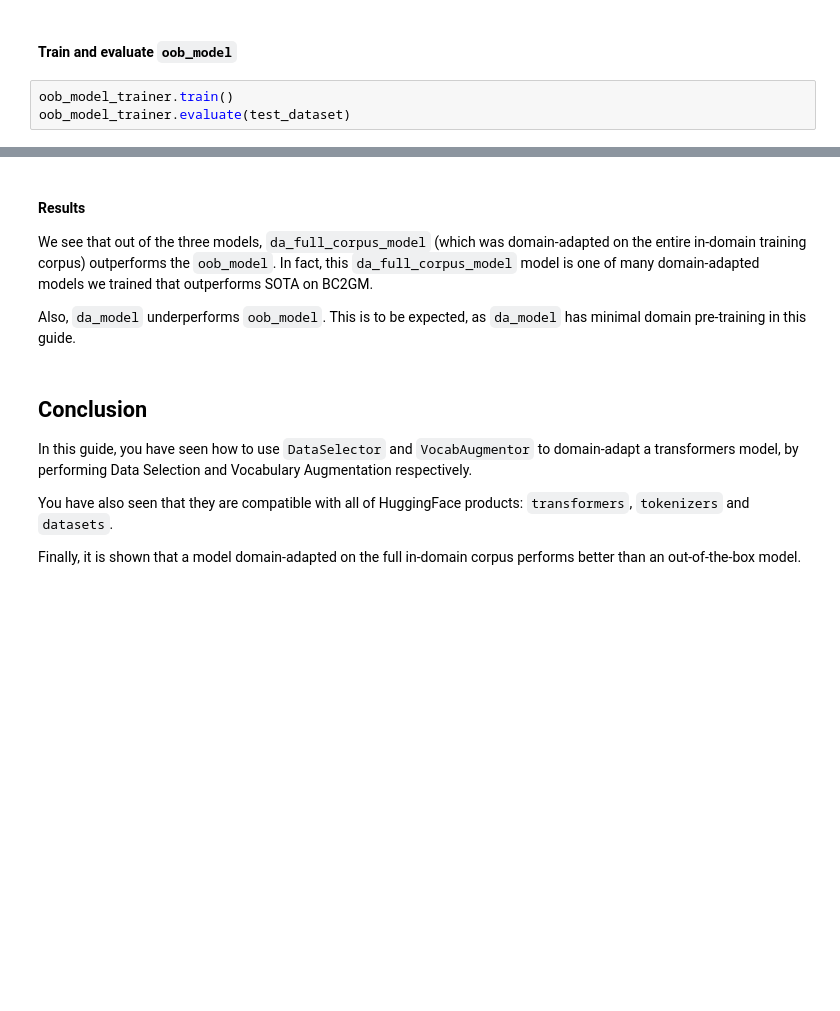
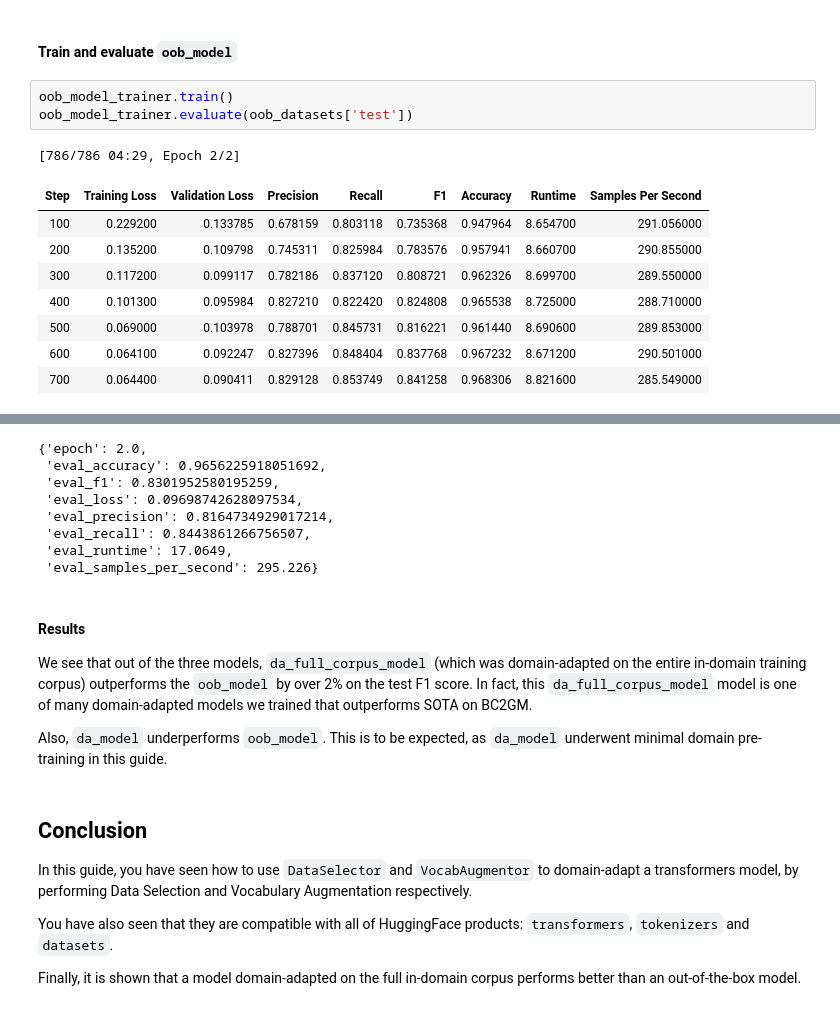
Before and after one commit to georgian-io/Transformers-Domain-Adaptation, a Jupyter notebook: notebooks/GuideToTransformersDomainAdaptation.ipynb, the cells around one changed output, grey strips where cells are left out. Drawn from its saved outputs; the diff is of its cells as text; blank space fills up the shorter version.

```diff
--- a/notebooks/GuideToTransformersDomainAdaptation.ipynb
+++ b/notebooks/GuideToTransformersDomainAdaptation.ipynb
@@ -453,4 +516,14 @@ da_full_corpus_trainer.evaluate(test_dataset)
 #### Train and evaluate `oob_model`
 # %%
 oob_model_trainer.train()
-oob_model_trainer.evaluate(test_dataset)
+oob_model_trainer.evaluate(oob_datasets['test'])
+# %% [output]
+[786/786 04:29, Epoch 2/2]
+| Step | Training Loss | Validation Loss | Precision | Recall | F1 | Accuracy | Runtime | Samples Per Second |
+| 100 | 0.229200 | 0.133785 | 0.678159 | 0.803118 | 0.735368 | 0.947964 | 8.654700 | 291.056000 |
+| 200 | 0.135200 | 0.109798 | 0.745311 | 0.825984 | 0.783576 | 0.957941 | 8.660700 | 290.855000 |
+| 300 | 0.117200 | 0.099117 | 0.782186 | 0.837120 | 0.808721 | 0.962326 | 8.699700 | 289.550000 |
+| 400 | 0.101300 | 0.095984 | 0.827210 | 0.822420 | 0.824808 | 0.965538 | 8.725000 | 288.710000 |
+| 500 | 0.069000 | 0.103978 | 0.788701 | 0.845731 | 0.816221 | 0.961440 | 8.690600 | 289.853000 |
+| 600 | 0.064100 | 0.092247 | 0.827396 | 0.848404 | 0.837768 | 0.967232 | 8.671200 | 290.501000 |
+| 700 | 0.064400 | 0.090411 | 0.829128 | 0.853749 | 0.841258 | 0.968306 | 8.821600 | 285.549000 |
@@ -457,8 +531,16 @@ oob_model_trainer.evaluate(test_dataset)
+{'epoch': 2.0,
+ 'eval_accuracy': 0.9656225918051692,
+ 'eval_f1': 0.8301952580195259,
+ 'eval_loss': 0.09698742628097534,
+ 'eval_precision': 0.8164734929017214,
+ 'eval_recall': 0.8443861266756507,
+ 'eval_runtime': 17.0649,
+ 'eval_samples_per_second': 295.226}
 # %% [markdown]
 #### Results
-We see that out of the three models, `da_full_corpus_model` (which was domain-adapted on the entire in-domain training corpus) outperforms the `oob_model`. In fact, this `da_full_corpus_model` model is one of many domain-adapted models we trained that outperforms SOTA on BC2GM.
+We see that out of the three models, `da_full_corpus_model` (which was domain-adapted on the entire in-domain training corpus) outperforms the `oob_model` by over 2% on the test F1 score. In fact, this `da_full_corpus_model` model is one of many domain-adapted models we trained that outperforms SOTA on BC2GM.
 
-Also, `da_model` underperforms `oob_model`. This is to be expected, as `da_model` has minimal domain pre-training in this guide.
+Also, `da_model` underperforms `oob_model`. This is to be expected, as `da_model` underwent minimal domain pre-training in this guide.
 # %% [markdown]
 ## Conclusion
 In this guide, you have seen how to use `DataSelector` and `VocabAugmentor` to domain-adapt a transformers model, by performing Data Selection and Vocabulary Augmentation respectively.
```
Also changed, not shown: parts of 20 cells of this notebook.
